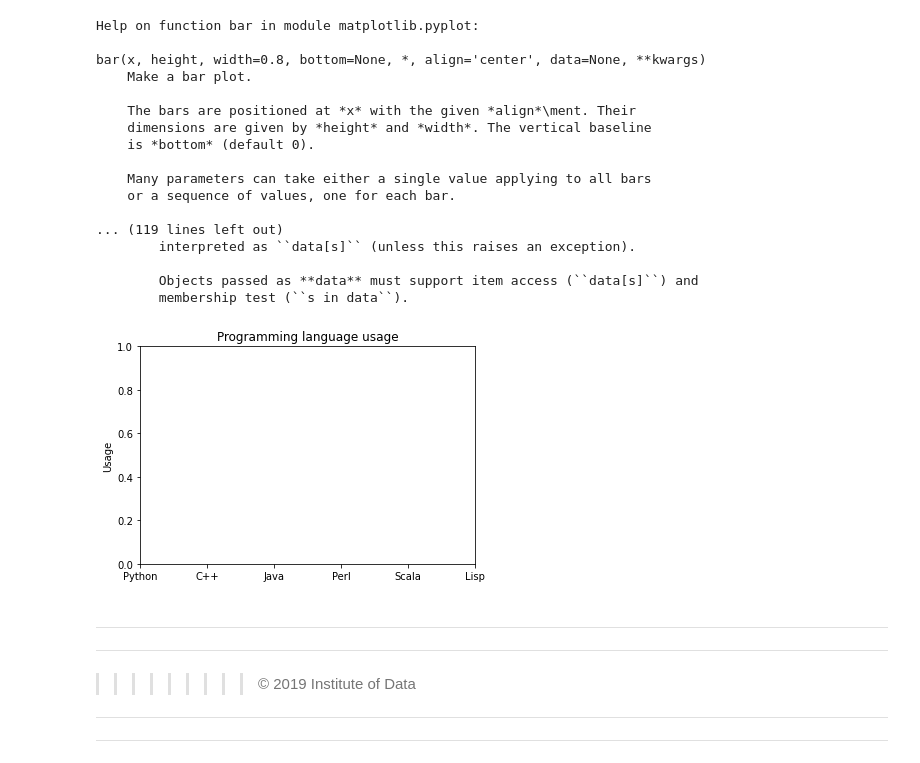
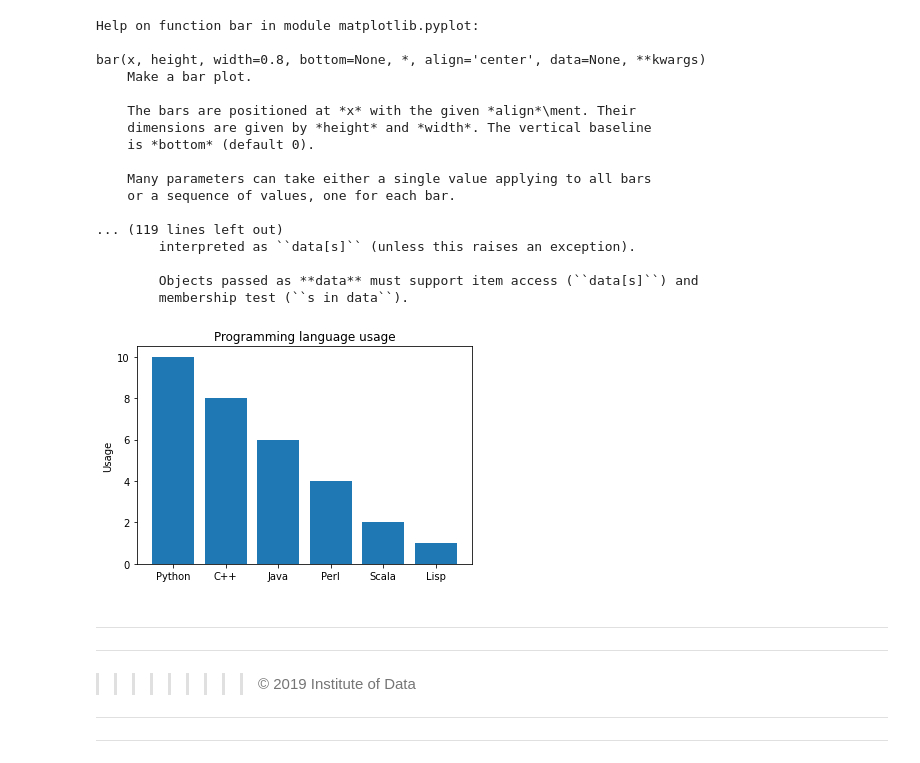
Before and after one commit to mhac009/Institute_of_Data, a Jupyter notebook: Labs/Module_1/Lab 1.1.3 Statistics - part 1 Lab.ipynb, the cells around one changed output. Drawn from its saved outputs; the diff is of its cells as text; code cells hidden in the pictures.

```diff
--- a/Labs/Module_1/Lab 1.1.3 Statistics - part 1 Lab.ipynb
+++ b/Labs/Module_1/Lab 1.1.3 Statistics - part 1 Lab.ipynb
@@ -46,15 +46,16 @@ bar(x, height, width=0.8, bottom=None, *, align='center', data=None, **kwargs)
 objects = ('Python', 'C++', 'Java', 'Perl', 'Scala', 'Lisp')
 y_pos = np.arange(len(objects))
 performance = [10,8,6,4,2,1]
-
-# Create a bar plot
-plt.xticks(y_pos, objects)
-plt.ylabel('Usage')
-plt.title('Programming language usage')
-
-plt.show()
-# %% [output]
-[figure, removed]
+# %%
+# Create a bar plot
+plt.bar(objects, performance)
+plt.xticks(y_pos, objects)
+plt.ylabel('Usage')
+plt.title('Programming language usage')
+
+plt.show()
+# %% [output]
+[figure, added]
 # %% [markdown]
 
 
```
